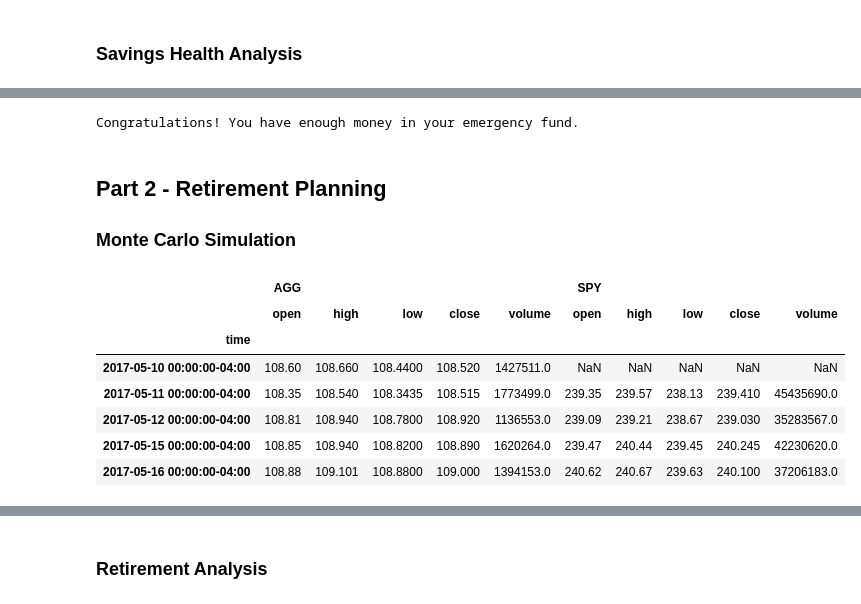
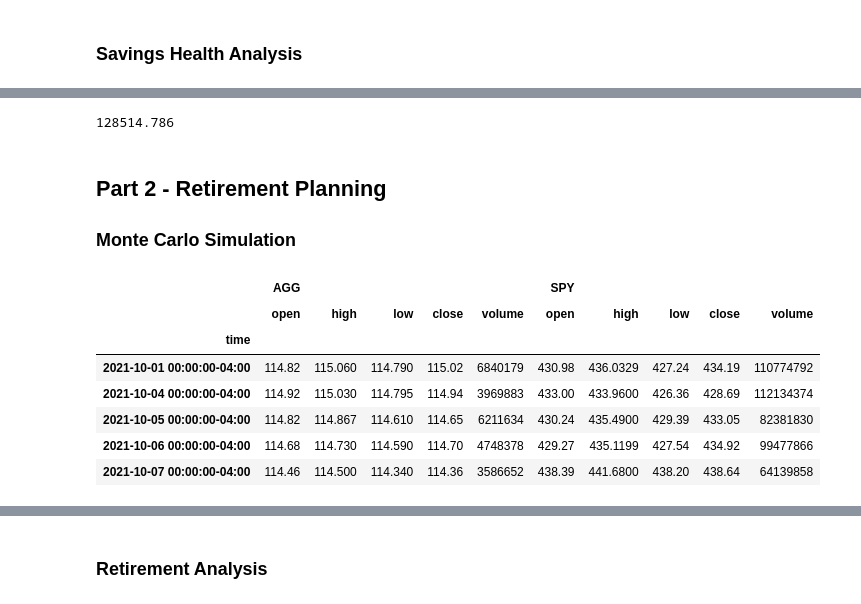
Before and after one commit to kkandial/MiamiHW, a Jupyter notebook: Homework5/financial-planner.ipynb, the cells around one changed output, grey strips where cells are left out. Cells and saved outputs as stored; diff of their text form; code cells hidden in the pictures.

```diff
--- a/Homework5/financial-planner.ipynb
+++ b/Homework5/financial-planner.ipynb
@@ -135,12 +161,12 @@ display(df_savings)
 emergency_fund = monthly_income * 3
 
 # Calculate total amount of savings
-# YOUR CODE HERE!
+total_savings = crypto + shares
 
 # Validate saving health
 # YOUR CODE HERE!
 # %% [output]
-Congratulations! You have enough money in your emergency fund.
+128514.786
 # %% [markdown]
 ## Part 2 - Retirement Planning
 
@@ -148,21 +174,27 @@ Congratulations! You have enough money in your emergency fund.
 # %%
 # Set start and end dates of five years back from today.
 # Sample results may vary from the solution based on the time frame chosen
-start_date = pd.Timestamp('2016-05-01', tz='America/New_York').isoformat()
-end_date = pd.Timestamp('2021-05-01', tz='America/New_York').isoformat()
+start_date = pd.Timestamp('2016-10-07', tz='America/New_York').isoformat()
+end_date = pd.Timestamp('2021-10-07', tz='America/New_York').isoformat()
 # %%
 # Get 5 years' worth of historical data for SPY and AGG
 # (use a limit=1000 parameter to call the most recent 1000 days of data)
-# YOUR CODE HERE!
+df_stock_data = alpaca.get_barset(
+    tickers,
+    timeframe,
+    start = start_date,
+    end = end_date,
+    limit = 1000
+).df
 
 # Display sample data
-df_stock_data.head()
+df_stock_data.tail()
 # %% [output]
 |  | AGG |  |  |  |  | SPY |  |  |  |  |
 |  | open | high | low | close | volume | open | high | low | close | volume |
 | time |  |  |  |  |  |  |  |  |  |  |
-| 2017-05-10 00:00:00-04:00 | 108.60 | 108.660 | 108.4400 | 108.520 | 1427511.0 | NaN | NaN | NaN | NaN | NaN |
-| 2017-05-11 00:00:00-04:00 | 108.35 | 108.540 | 108.3435 | 108.515 | 1773499.0 | 239.35 | 239.57 | 238.13 | 239.410 | 45435690.0 |
-| 2017-05-12 00:00:00-04:00 | 108.81 | 108.940 | 108.7800 | 108.920 | 1136553.0 | 239.09 | 239.21 | 238.67 | 239.030 | 35283567.0 |
-| 2017-05-15 00:00:00-04:00 | 108.85 | 108.940 | 108.8200 | 108.890 | 1620264.0 | 239.47 | 240.44 | 239.45 | 240.245 | 42230620.0 |
-| 2017-05-16 00:00:00-04:00 | 108.88 | 109.101 | 108.8800 | 109.000 | 1394153.0 | 240.62 | 240.67 | 239.63 | 240.100 | 37206183.0 |
+| 2021-10-01 00:00:00-04:00 | 114.82 | 115.060 | 114.790 | 115.02 | 6840179 | 430.98 | 436.0329 | 427.24 | 434.19 | 110774792 |
+| 2021-10-04 00:00:00-04:00 | 114.92 | 115.030 | 114.795 | 114.94 | 3969883 | 433.00 | 433.9600 | 426.36 | 428.69 | 112134374 |
+| 2021-10-05 00:00:00-04:00 | 114.82 | 114.867 | 114.610 | 114.65 | 6211634 | 430.24 | 435.4900 | 429.39 | 433.05 | 82381830 |
+| 2021-10-06 00:00:00-04:00 | 114.68 | 114.730 | 114.590 | 114.70 | 4748378 | 429.27 | 435.1199 | 427.54 | 434.92 | 99477866 |
+| 2021-10-07 00:00:00-04:00 | 114.46 | 114.500 | 114.340 | 114.36 | 3586652 | 438.39 | 441.6800 | 438.20 | 438.64 | 64139858 |
```
Also changed, not shown: parts of 21 cells of this notebook.
